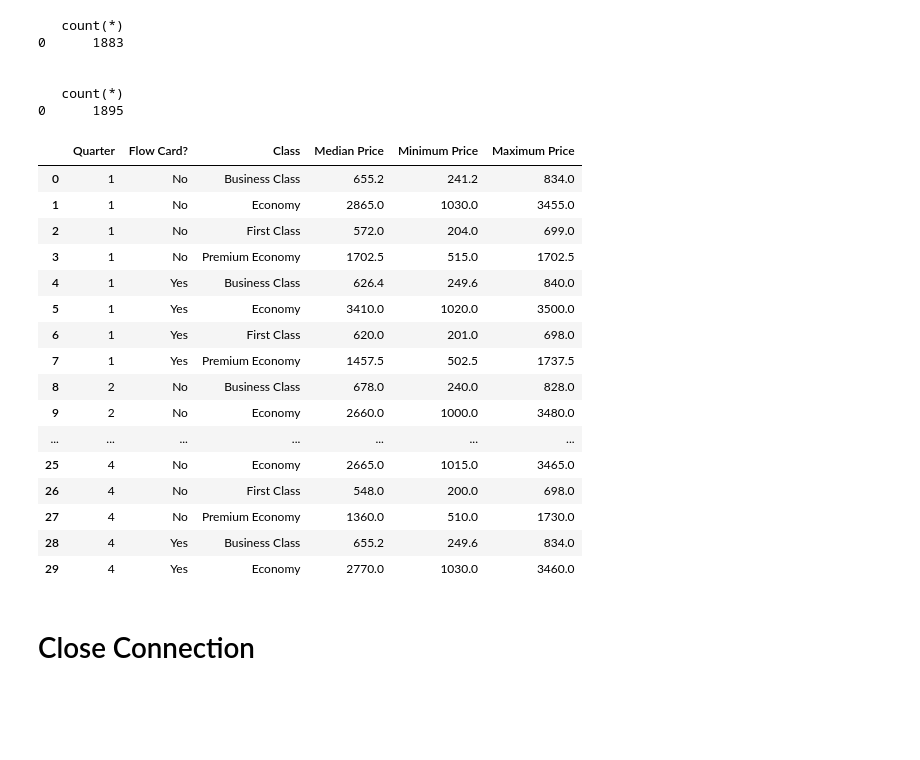
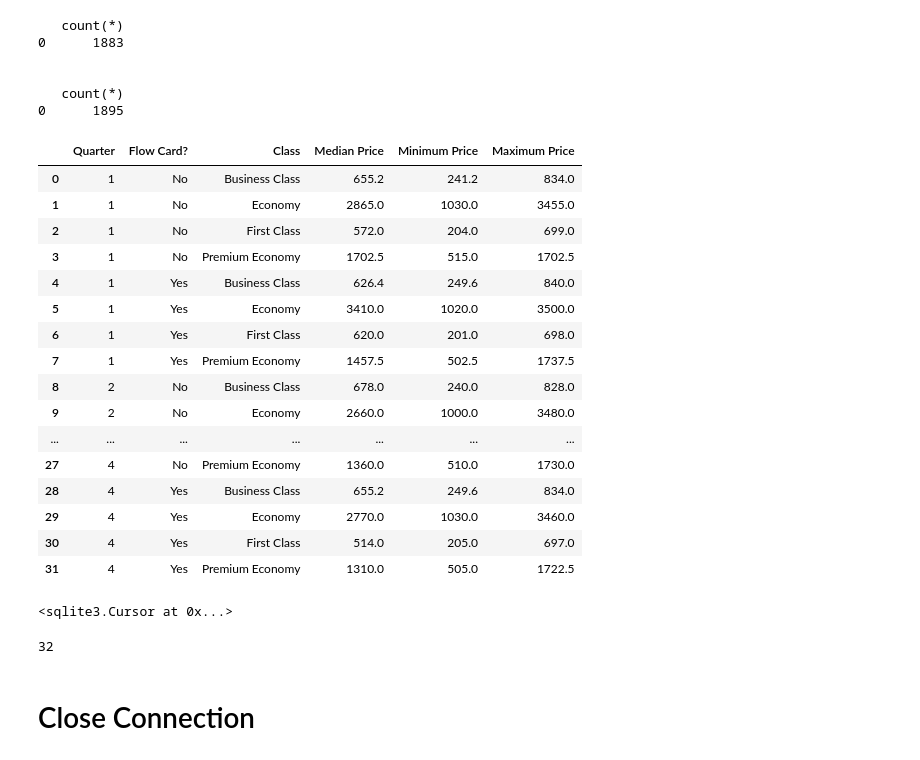
Before and after one commit to mglissmann/data_cleansing_sql_pandas, a Jupyter notebook: 2024/week_2/sql/analysis.ipynb, the cells around one changed output. Saved outputs shown, nothing was run; the diff lists cells and outputs as text; code cells hidden in the pictures; blank space fills up the shorter version.

Commit message:
create new metric_table

```diff
--- a/2024/week_2/sql/analysis.ipynb
+++ b/2024/week_2/sql/analysis.ipynb
@@ -303,6 +303,7 @@ median_price_cte as (
     group by Quarter, "Flow Card?", Class
 )
 
+
 select
     f.Quarter,
     f."Flow Card?",
@@ -314,39 +315,61 @@ from median_price_cte m
 join (
     select
         Quarter,
         "Flow Card?",
         Class,
         min(Price) as "Minimum Price",
         max(Price) as "Maximum Price"
     from full_table_fe_cte
     group by Quarter, "Flow Card?", Class
 ) f
 on m.Quarter = f.Quarter
 and m."Flow Card?" = f."Flow Card?"
 and m.Class = f.Class
 
 """
 
 query_result = pd.read_sql_query(query, conn)
-query_result[:30]
+query_result
 # %% [output]
 |  | Quarter | Flow Card? | Class | Median Price | Minimum Price | Maximum Price |
 | 0 | 1 | No | Business Class | 655.2 | 241.2 | 834.0 |
 | 1 | 1 | No | Economy | 2865.0 | 1030.0 | 3455.0 |
 | 2 | 1 | No | First Class | 572.0 | 204.0 | 699.0 |
 | 3 | 1 | No | Premium Economy | 1702.5 | 515.0 | 1702.5 |
 | 4 | 1 | Yes | Business Class | 626.4 | 249.6 | 840.0 |
 | 5 | 1 | Yes | Economy | 3410.0 | 1020.0 | 3500.0 |
 | 6 | 1 | Yes | First Class | 620.0 | 201.0 | 698.0 |
 | 7 | 1 | Yes | Premium Economy | 1457.5 | 502.5 | 1737.5 |
 | 8 | 2 | No | Business Class | 678.0 | 240.0 | 828.0 |
 | 9 | 2 | No | Economy | 2660.0 | 1000.0 | 3480.0 |
 | ... | ... | ... | ... | ... | ... | ... |
-| 25 | 4 | No | Economy | 2665.0 | 1015.0 | 3465.0 |
-| 26 | 4 | No | First Class | 548.0 | 200.0 | 698.0 |
 | 27 | 4 | No | Premium Economy | 1360.0 | 510.0 | 1730.0 |
 | 28 | 4 | Yes | Business Class | 655.2 | 249.6 | 834.0 |
 | 29 | 4 | Yes | Economy | 2770.0 | 1030.0 | 3460.0 |
+| 30 | 4 | Yes | First Class | 514.0 | 205.0 | 697.0 |
+| 31 | 4 | Yes | Premium Economy | 1310.0 | 505.0 | 1722.5 |
+# %%
+cursor.execute(
+"""
+CREATE TABLE metrics_table (
+    "Quarter" INTEGER,
+    "Flow Card?" TEXT,
+    "Class" TEXT,
+    "Median Price" REAL,
+    "Minimum Price" REAL,
+    "Maximum Price" REAL);
+"""
+)
+
+# cursor.execute('DROP TABLE metrics_table;')
+# %% [output]
+<sqlite3.Cursor at 0x...>
+# %%
+
+# Load the DataFrame into the SQLite table
+query_result.to_sql('metrics_table', conn, if_exists='replace', index=False)
+# %% [output]
+32
 # %% [markdown]
 # Close Connection
 # %%
```
